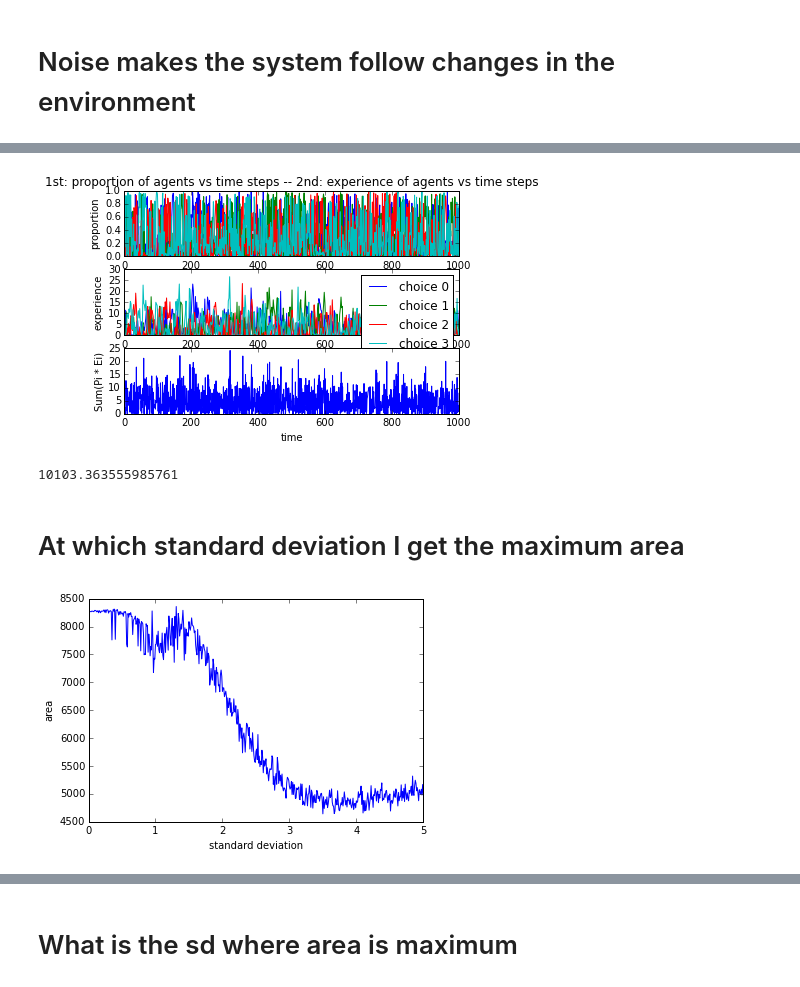
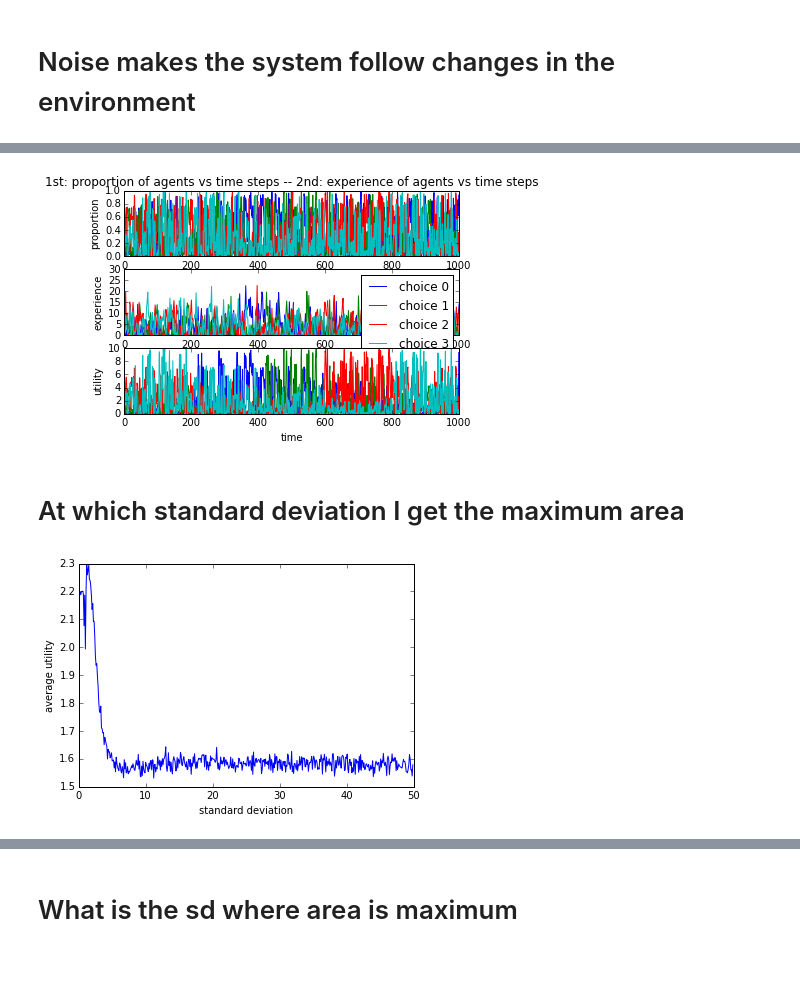
Before and after one commit to Najamxaidi/Decision-models, a Jupyter notebook: Notebook/Generate statistics.ipynb, the cells around one changed output, grey strips where cells are left out. Saved outputs shown, nothing was run; the diff lists cells and outputs as text; code cells hidden in the pictures.

```diff
--- a/Notebook/Generate statistics.ipynb
+++ b/Notebook/Generate statistics.ipynb
@@ -95,23 +87,21 @@ sysd.return_area(time_vector)
 # %%
 #increasing noise
 # observe that with too much noise no useful information is transferred
 
 sysd = systemd.SystemDynamicsWithSdeint(number_of_agents=10,
                                     k=1,
                                     alpha=2,
                                     utility_of_choices=[0.25,0.50,0.75,1],
                                     initial_experiences=[1, 0.75, 0.50, 0.25],
                                     discount_rate=0.99,
                                     sd=4,
                                     rotation_time=200,
                                     flag=True)
 
 time_vector=np.linspace(0, 1000, 500)
 sysd.solve(time_vector)
-sysd.return_area(time_vector)
 # %% [output]
-[figure, old version]
+[figure, new version]
-10103.363555985761
 # %% [markdown]
 # At which standard deviation I get the maximum area
 # %%
@@ -123,11 +113,11 @@ sdg = sgsd.SystemDynamicsStatGenerator(number_of_agents=10,
                                     utility_of_choices=[0.25,0.50,0.75,1],
                                     initial_experiences=[1, 0.75, 0.50, 0.25],
                                     discount_rate=0.99,
-                                    step=0.01,
-                                    end_sd=5,
+                                    step=0.1,
+                                    end_sd=50,
                                     rotation_time=200,
                                     flag=True)
 
-sdg.generate_stat(time_vector = np.linspace(0, 1000, 500))
+sdg.generate_utility_sweep(time_vector = np.linspace(0, 1000, 500))
 # %% [output]
-[figure, old version]
+[figure, new version]
```
Also changed, not shown: parts of 29 cells of this notebook, 4 other files.
